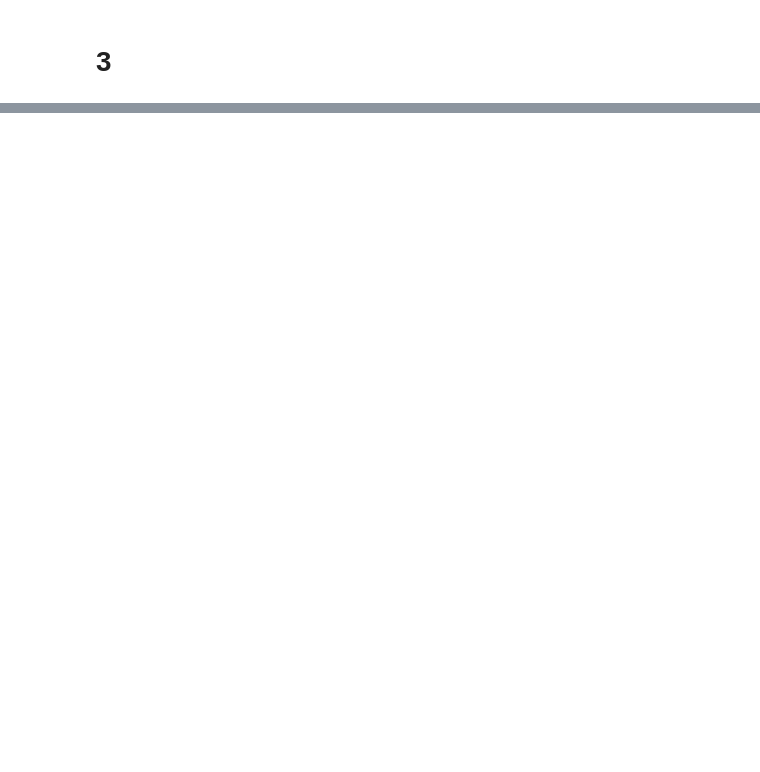
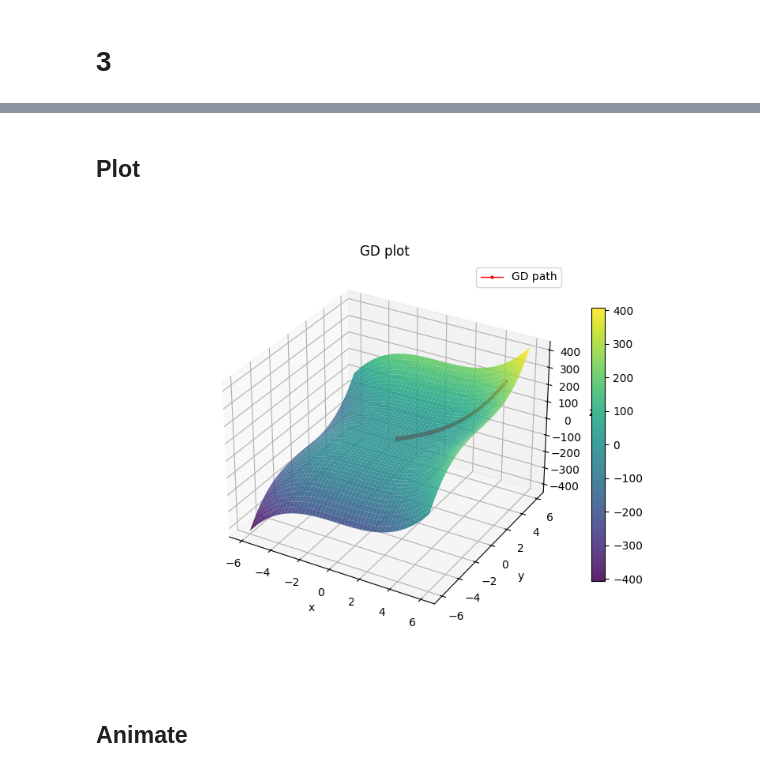
Before and after one commit to Adrn1n/XMU-learning_CVXOPT, a Jupyter notebook: Lab/0917/Lab1.ipynb, the cells around one changed output, grey strips where cells are left out. Saved outputs shown, nothing was run; the diff lists cells and outputs as text; code cells hidden in the pictures; blank space fills up the shorter version.

```diff
--- a/Lab/0917/Lab1.ipynb
+++ b/Lab/0917/Lab1.ipynb
@@ -568,0 +587,4 @@ plt.show()
+# %%
+lr = 1e-3
+eps = 1e-6
+epoch = 1000
@@ -568,0 +609,2 @@ plt.show()
+# %% [markdown]
+## Plot
@@ -568,0 +643,26 @@ plt.show()
+# %%
+fig = plt.figure(figsize=(8, 6))
+ax = fig.add_subplot(111, projection="3d")
+surf = ax.plot_surface(x_grid, y_grid, z_grid, cmap="viridis", alpha=0.875)
+ax.plot(
+    path[:, 0],
+    path[:, 1],
+    path[:, 2],
+    color="red",
+    marker="o",
+    markersize=2,
+    linewidth=1,
+    label="GD path",
+)
+
+fig.colorbar(surf, shrink=0.75)
+ax.set_title("GD plot")
+ax.set_xlabel("x")
+ax.set_ylabel("y")
+ax.set_zlabel("z")
+ax.legend()
+plt.show()
+# %% [output]
+[figure, added]
+# %% [markdown]
+## Animate
```
Also changed, not shown: parts of 21 cells of this notebook.
